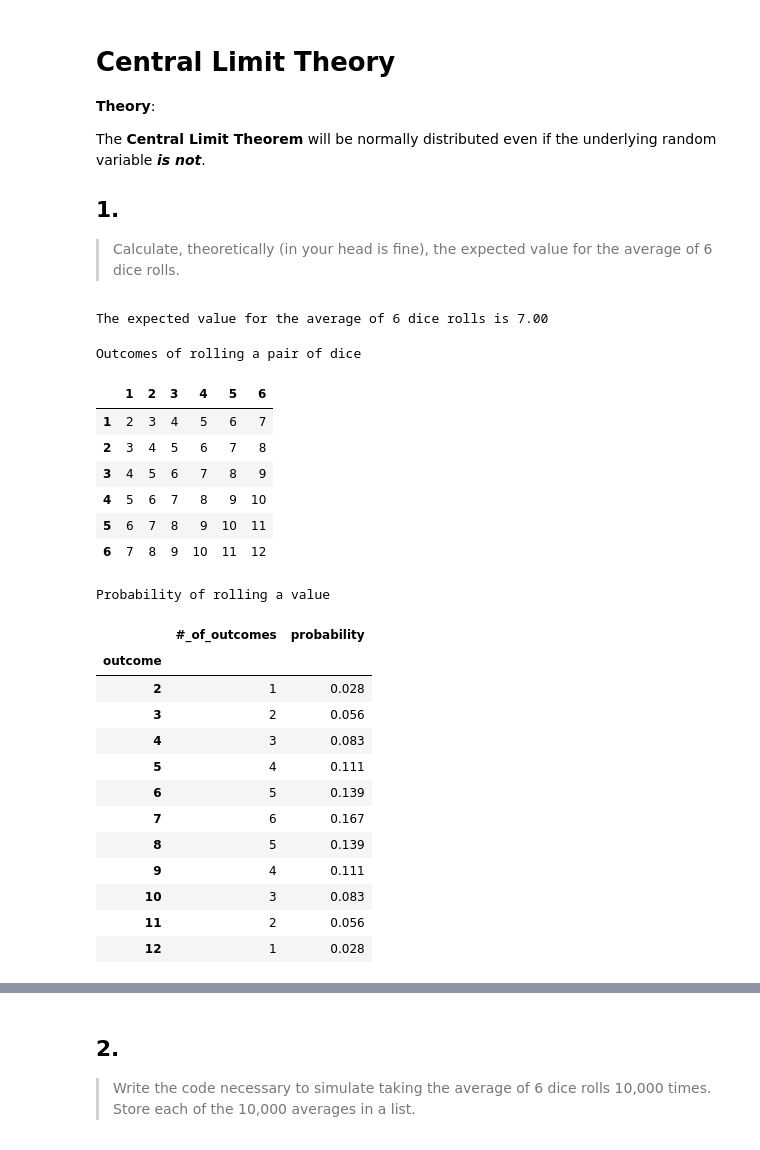
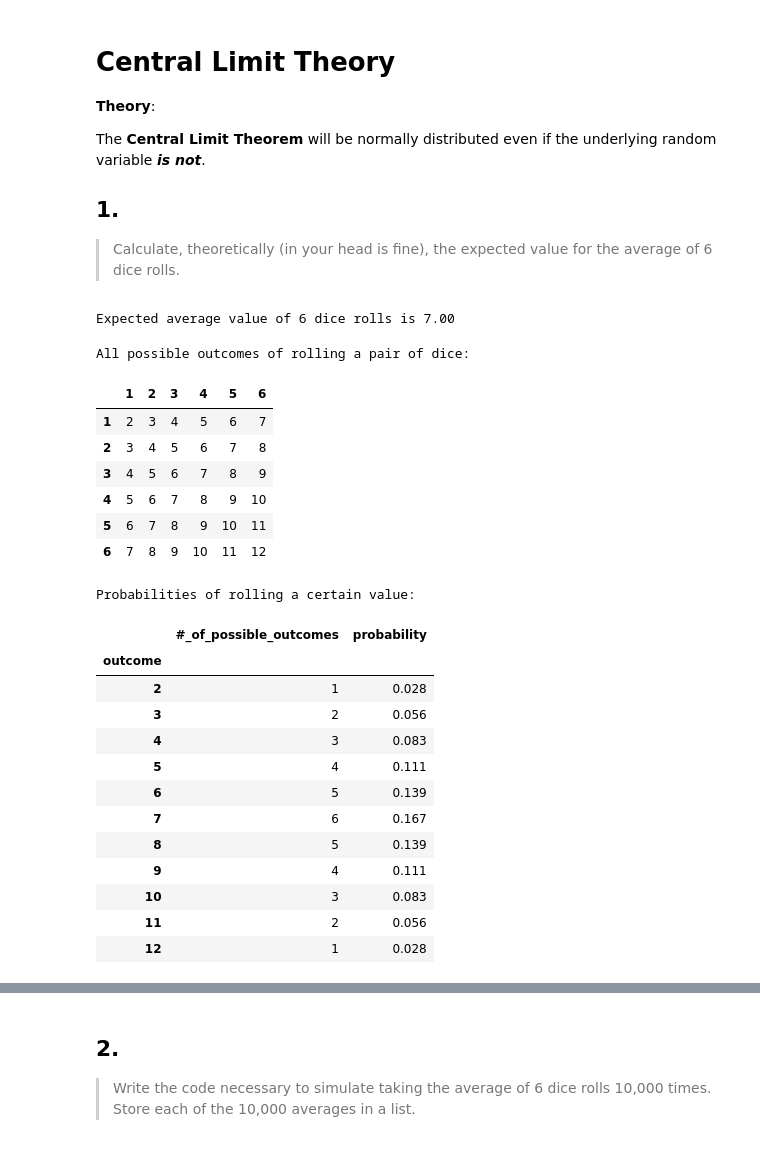
Before and after one commit to Promeos/statistics-exercises, a Jupyter notebook: hypothesis_testing.ipynb, the cells around one changed output, grey strips where cells are left out. Saved outputs shown, nothing was run; the diff lists cells and outputs as text; code cells hidden in the pictures.

```diff
--- a/hypothesis_testing.ipynb
+++ b/hypothesis_testing.ipynb
@@ -128,30 +131,29 @@ die_2 = np.array([1,2,3,4,5,6])
 
 # Add vectors together to generate a Numpy array.
 dice = die_1 + die_2
-number_of_outcomes = 36
+number_of_outcomes = 36  # Number of outcomes from rolling a pair of dice.
 
-theo_expected_value = (dice / number_of_outcomes).sum()
-print("The expected value for the average of 6 dice rolls is {:.2f}".format(theo_expected_value))
+# Calculate the expected proabability
+expected_value = (dice / number_of_outcomes).sum()
+
+# Answer:
+print("Expected average value of 6 dice rolls is {:.2f}".format(
+    expected_value)
+     )
 # %% [output]
-The expected value for the average of 6 dice rolls is 7.00
+Expected average value of 6 dice rolls is 7.00
 # %%
-# Create a pandas dataframe to relabel index and columns to the outcomes of a die -> 1-6
+# Create a pandas dataframe to relabel index and columns as sides of a die
 dice_outcomes = pd.DataFrame(
     dice,
     index=np.arange(1,7),
     columns=np.arange(1,7)
 )
 
-# Create a probability table of rolling a certain outcome
-dice_probability = pd.DataFrame(
-    dice_outcomes.stack().value_counts().sort_index(),
-    columns = ['#_of_outcomes']
-).rename_axis(index='outcome')
-
-print("\nOutcomes of rolling a pair of dice")
+print("\nAll possible outcomes of rolling a pair of dice:")
 dice_outcomes
 # %% [output]
-Outcomes of rolling a pair of dice
+All possible outcomes of rolling a pair of dice:
 |  | 1 | 2 | 3 | 4 | 5 | 6 |
 | 1 | 2 | 3 | 4 | 5 | 6 | 7 |
 | 2 | 3 | 4 | 5 | 6 | 7 | 8 |
@@ -159,24 +161,32 @@ Outcomes of rolling a pair of dice
 | 4 | 5 | 6 | 7 | 8 | 9 | 10 |
 | 5 | 6 | 7 | 8 | 9 | 10 | 11 |
 | 6 | 7 | 8 | 9 | 10 | 11 | 12 |
-# %%
-dice_probability['probability'] = dice_probability / 36
-
-print("\nProbability of rolling a value")
-round(dice_probability, 3)
-# %% [output]
-Probability of rolling a value
-|  | #_of_outcomes | probability |
-| outcome |  |  |
-| 2 | 1 | 0.028 |
-| 3 | 2 | 0.056 |
-| 4 | 3 | 0.083 |
-| 5 | 4 | 0.111 |
-| 6 | 5 | 0.139 |
-| 7 | 6 | 0.167 |
-| 8 | 5 | 0.139 |
-| 9 | 4 | 0.111 |
-| 10 | 3 | 0.083 |
-| 11 | 2 | 0.056 |
-| 12 | 1 | 0.028 |
+# %%
+# Create a probability table of rolling a certain outcome
+dice_probability = pd.DataFrame(
+    dice_outcomes.stack().value_counts().sort_index(),
+    columns = ['#_of_possible_outcomes']
+).rename_axis(index='outcome')
+
+# Create a new column with the probability of a certain outcome
+dice_probability['probability'] = dice_probability / 36
+
+# Display dice data
+print("\nProbabilities of rolling a certain value:")
+round(dice_probability, 3)  # I guess 7's are 'lucky'...
+# %% [output]
+Probabilities of rolling a certain value:
+|  | #_of_possible_outcomes | probability |
+| outcome |  |  |
+| 2 | 1 | 0.028 |
+| 3 | 2 | 0.056 |
+| 4 | 3 | 0.083 |
+| 5 | 4 | 0.111 |
+| 6 | 5 | 0.139 |
+| 7 | 6 | 0.167 |
+| 8 | 5 | 0.139 |
+| 9 | 4 | 0.111 |
+| 10 | 3 | 0.083 |
+| 11 | 2 | 0.056 |
+| 12 | 1 | 0.028 |
 # %%
```
Also changed, not shown: parts of 7 cells of this notebook, 1 other file.
